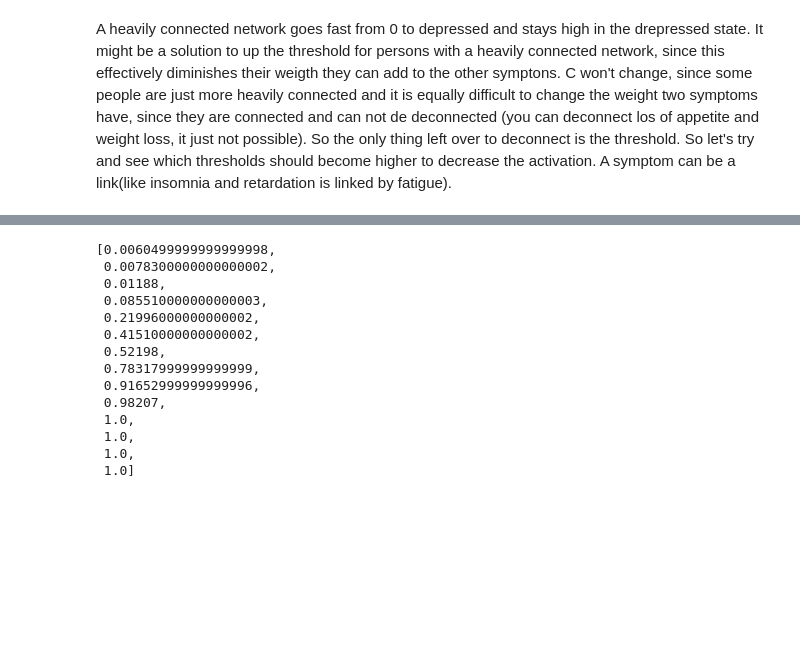
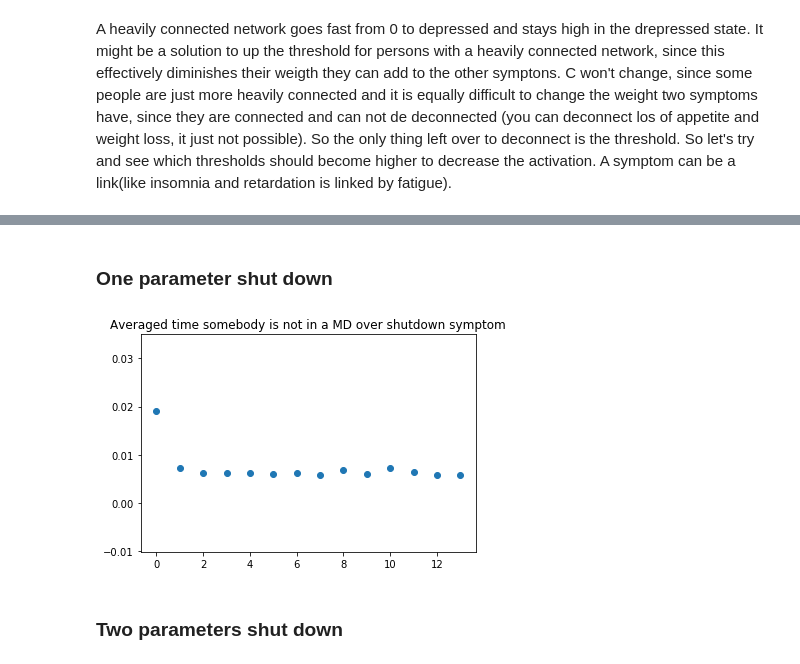
Before and after one commit to TamarTulp/Complex_systems, a Jupyter notebook: Code/Simulation 3.ipynb, the cells around one changed output, grey strips where cells are left out. Drawn from its saved outputs; the diff is of its cells as text; code cells hidden in the pictures; blank space fills up the shorter version.

Commit message:
specific cases added

```diff
--- a/Code/Simulation 3.ipynb
+++ b/Code/Simulation 3.ipynb
@@ -80,8 +80,15 @@ def make_b_random(numberof):
 
     return b
 
-def make_b_notrandom():
-#     TODO
+def make_b_notrandom(which):
+    b = np.abs(np.asarray(thresholdParam).ravel())
+
+    if isinstance(which, int):
+        b[which] = 100
+    else:
+        for w in which:
+            b[w] = 100
+
     return b
 # %% [markdown]
 A heavily connected network goes fast from 0 to depressed and stays high in the drepressed state. It might be a solution to up the threshold for persons with a heavily connected network, since this effectively diminishes their weigth they can add to the other symptons. C won't change, since some people are just more heavily connected and it is equally difficult to change the weight two symptoms have, since they are connected and can not de deconnected (you can deconnect los of appetite and weight loss, it just not possible). So the only thing left over to deconnect is the threshold. So let's try and see which thresholds should become higher to decrease the activation.
@@ -108,17 +115,23 @@ plt.show()
-# %%
-averages
-# %% [output]
-[0.0060499999999999998,
- 0.0078300000000000002,
- 0.01188,
- 0.085510000000000003,
- 0.21996000000000002,
- 0.41510000000000002,
- 0.52198,
- 0.78317999999999999,
- 0.91652999999999996,
- 0.98207,
- 1.0,
- 1.0,
- 1.0,
- 1.0]
+# %% [markdown]
+### One parameter shut down
+# %%
+# Specific cases
+
+I = 100
+parameters = np.linspace(0,13,14)
+averages = []
+
+for parameter in parameters:
+    time_not_MD = []
+    for i in range(I):
+        B = make_b_notrandom(int(parameter))
+        time_not_MD.append(sim(B))
+    averages.append(np.mean(time_not_MD) / 1000)
+# %%
+plt.scatter(parameters, averages)
+plt.title("Averaged time somebody is not in a MD over shutdown symptom")
+plt.show()
+# %% [output]
+[figure, added]
+# %% [markdown]
+### Two parameters shut down
```
Also changed, not shown: parts of 6 cells of this notebook.
